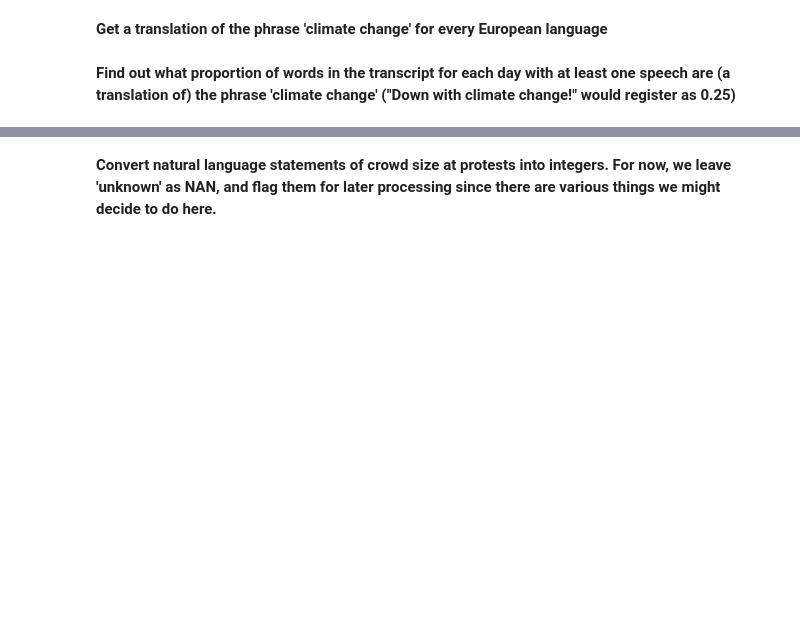
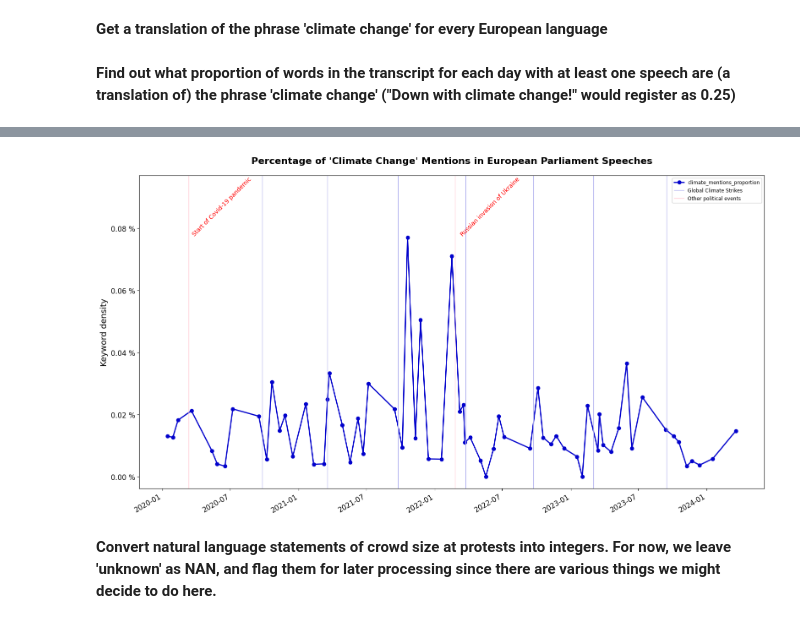
Before and after one commit to Arepo/climate_protest_modelling, a Jupyter notebook: Climate protest modelling.ipynb, the cells around one changed output, grey strips where cells are left out. Drawn from its saved outputs; the diff is of its cells as text; code cells hidden in the pictures; blank space fills up the shorter version.

```diff
--- a/Climate protest modelling.ipynb
+++ b/Climate protest modelling.ipynb
@@ -195,3 +172,69 @@ plt.show()
+# %%
+# TODO: simplify this
+
+# Define label positions (adjust these as needed)
+label_positions = {
+    "2020-03-11": {"x_offset": 0, "y_offset": 0.000001},  # Start of Covid-19 pandemic
+    "2022-02-24": {"x_offset": 20, "y_offset": 0.000001}   # Russian invasion of Ukraine
+}
+
+fig, ax = plt.subplots(figsize=(16, 10))
+
+# Plot the data
+speeches_df['climate_mentions_proportion'].plot(ax=ax, marker='o', linestyle='-', linewidth=2, color="#0202cc", fontsize=12)
+
+# Set title and labels
+ax.set_title("Percentage of 'Climate Change' Mentions in European Parliament Speeches", fontsize=16, fontweight="bold", pad=20)
+ax.set_ylabel("Keyword density", fontsize=14)
+ax.set_xlabel("")
+
+# Format y-axis
+def format_func(value, tick_number):
+    return '{:.2f} %'.format(value * 100)  # Multiply by 100 to convert to percentage
+
+ax.yaxis.set_major_formatter(ticker.FuncFormatter(format_func))
+
+# Plot vertical lines
+gcs_dates = ["2020-09-25", "2021-03-19", "2021-09-24", "2022-03-25", "2022-09-23", "2023-03-03", "2023-09-15"]
+for i in gcs_dates:
+    plt.axvline(x=i, color='#b3b3ef', label='Global Climate Strikes', linewidth=1)
+
+plt.axvline(x="2020-03-11", color='pink', label='Other political events', linewidth=1)
+plt.axvline(x="2022-02-24", color='pink', linewidth=1)
+
+# Function to find nearest date in dataframe
+def find_nearest_date(df, date):
+    return df.index[np.argmin(np.abs(df.index - pd.to_datetime(date)))]
+
+# Add text labels inside the plot
+max_y = speeches_df['climate_mentions_proportion'].max()
+for date, label_text in [("2020-03-11", "Start of Covid-19 pandemic"),
+                         ("2022-02-24", "Russian invasion of Ukraine")]:
+    nearest_date = find_nearest_date(speeches_df, date)
+    x_pos = nearest_date + pd.Timedelta(days=label_positions[date]["x_offset"])
+    y_pos = max_y + label_positions[date]["y_offset"]
+    ax.text(x_pos, y_pos, label_text, rotation=45, ha='left', va='bottom', fontsize=10, color='red')
+
+# Extend y-axis to fit labels
+y_min, y_max = ax.get_ylim()
+ax.set_ylim(y_min, y_max * 1.2)  # Extend the upper limit by 20%
+
+# Create legend
+handles, labels = ax.get_legend_handles_labels()
+legend_dict = {label: handle for handle, label in zip(handles, labels)}
+legend_dict.pop('speech_count', None)
+plt.legend(legend_dict.values(), legend_dict.keys(), loc='upper right', fontsize="small")
+
+# Rotate x-axis tick labels
+plt.xticks(rotation=45, ha='right')
+
+# Adjust layout
+plt.tight_layout()
+fig.autofmt_xdate()
+
+plt.show()
+# %% [output]
+[figure, added]
 # %% [markdown]
 **Convert natural language statements of crowd size at protests into integers. For now, we leave 'unknown' as NAN, and flag them for later processing since there are various things we might decide to do here.**
 # %%
```
Also changed, not shown: parts of 42 cells of this notebook, 1 other file.
